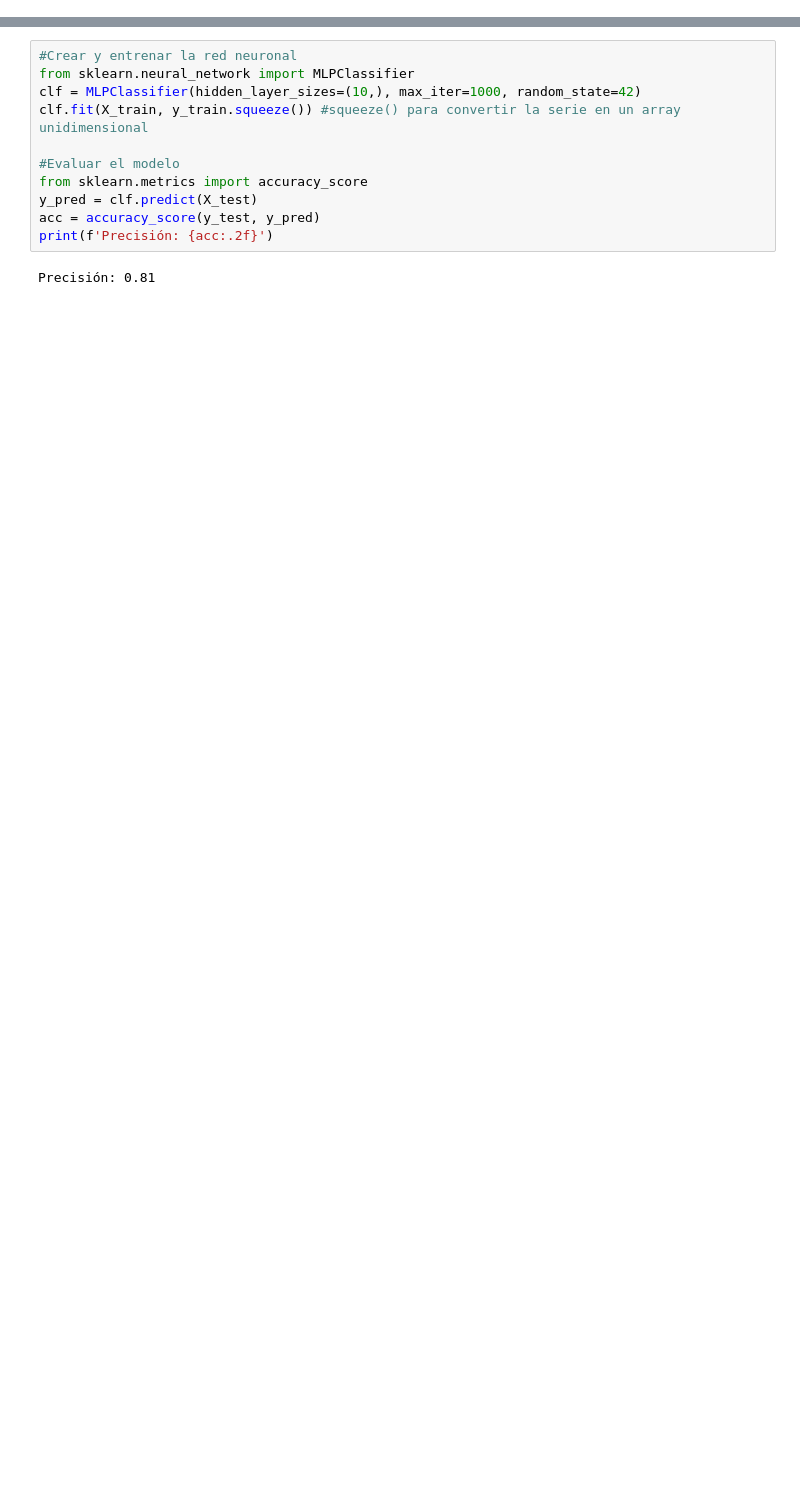
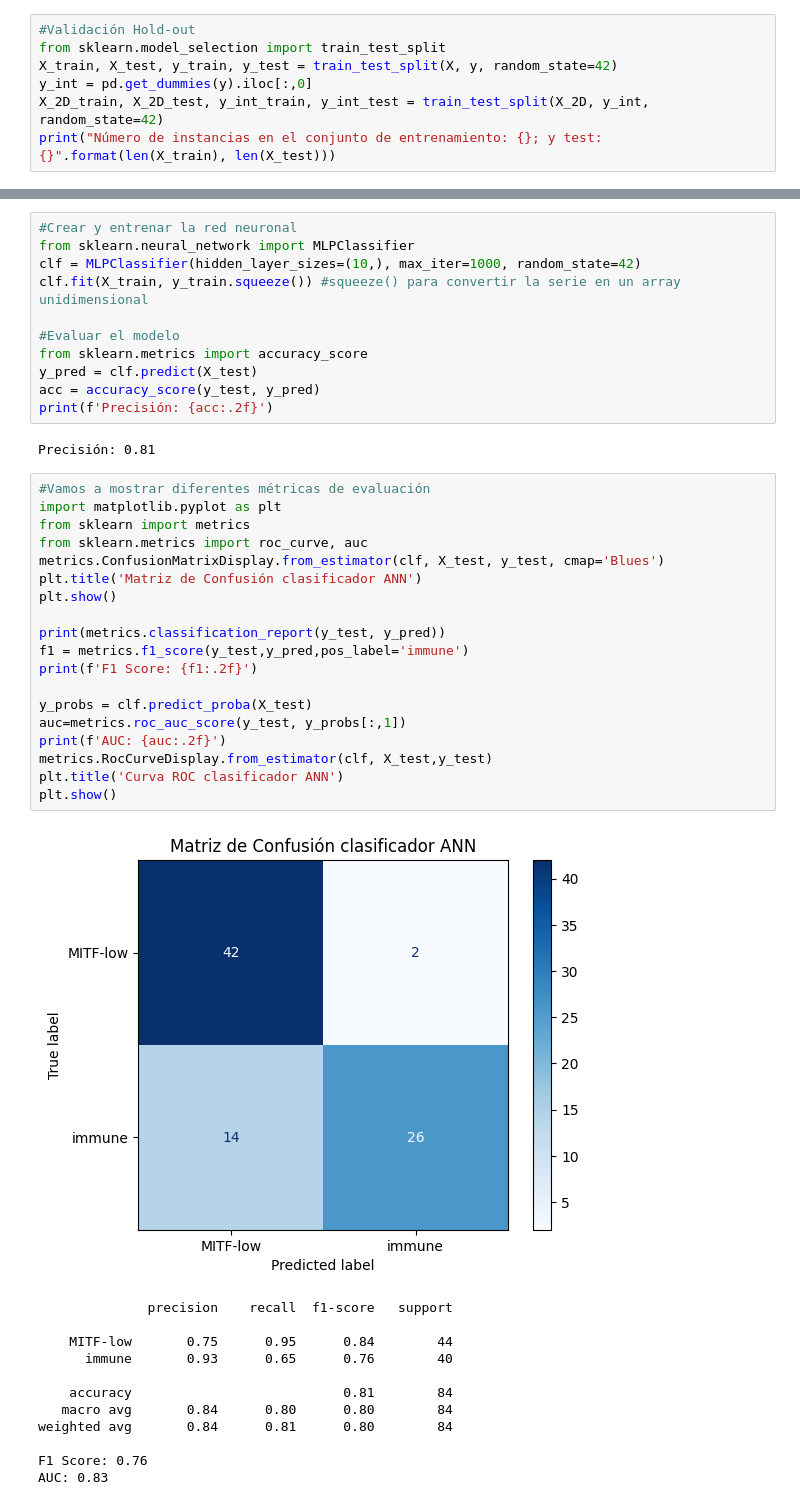
Before and after one commit to EnriGF/Proyecto_ML, a Jupyter notebook: RedesNeuronales.ipynb, the cells around one changed output, grey strips where cells are left out. Saved outputs shown, nothing was run; the diff lists cells and outputs as text; blank space fills up the shorter version.

Commit message:
Métricas de evaluación para ANN

```diff
--- a/RedesNeuronales.ipynb
+++ b/RedesNeuronales.ipynb
@@ -15,0 +28,7 @@ X.head() #Me sirve para comprobar que se han cargado los datos correctamente
+# %%
+#Validación Hold-out
+from sklearn.model_selection import train_test_split
+X_train, X_test, y_train, y_test = train_test_split(X, y, random_state=42)
+y_int = pd.get_dummies(y).iloc[:,0]
+X_2D_train, X_2D_test, y_int_train, y_int_test = train_test_split(X_2D, y_int, random_state=42)
+print("Número de instancias en el conjunto de entrenamiento: {}; y test: {}".format(len(X_train), len(X_test)))
@@ -26,3 +47,35 @@ acc = accuracy_score(y_test, y_pred)
 print(f'Precisión: {acc:.2f}')
 # %% [output]
 Precisión: 0.81
+# %%
+#Vamos a mostrar diferentes métricas de evaluación
+import matplotlib.pyplot as plt
+from sklearn import metrics
+from sklearn.metrics import roc_curve, auc
+metrics.ConfusionMatrixDisplay.from_estimator(clf, X_test, y_test, cmap='Blues')
+plt.title('Matriz de Confusión clasificador ANN')
+plt.show()
+
+print(metrics.classification_report(y_test, y_pred))
+f1 = metrics.f1_score(y_test,y_pred,pos_label='immune')
+print(f'F1 Score: {f1:.2f}')
+
+y_probs = clf.predict_proba(X_test)
+auc=metrics.roc_auc_score(y_test, y_probs[:,1])
+print(f'AUC: {auc:.2f}')
+metrics.RocCurveDisplay.from_estimator(clf, X_test,y_test)
+plt.title('Curva ROC clasificador ANN')
+plt.show()
+# %% [output]
+[figure, added]
+              precision    recall  f1-score   support
+
+    MITF-low       0.75      0.95      0.84        44
+      immune       0.93      0.65      0.76        40
+
+    accuracy                           0.81        84
+   macro avg       0.84      0.80      0.80        84
+weighted avg       0.84      0.81      0.80        84
+
+F1 Score: 0.76
+AUC: 0.83
```
Also changed, not shown: parts of 3 cells of this notebook.
